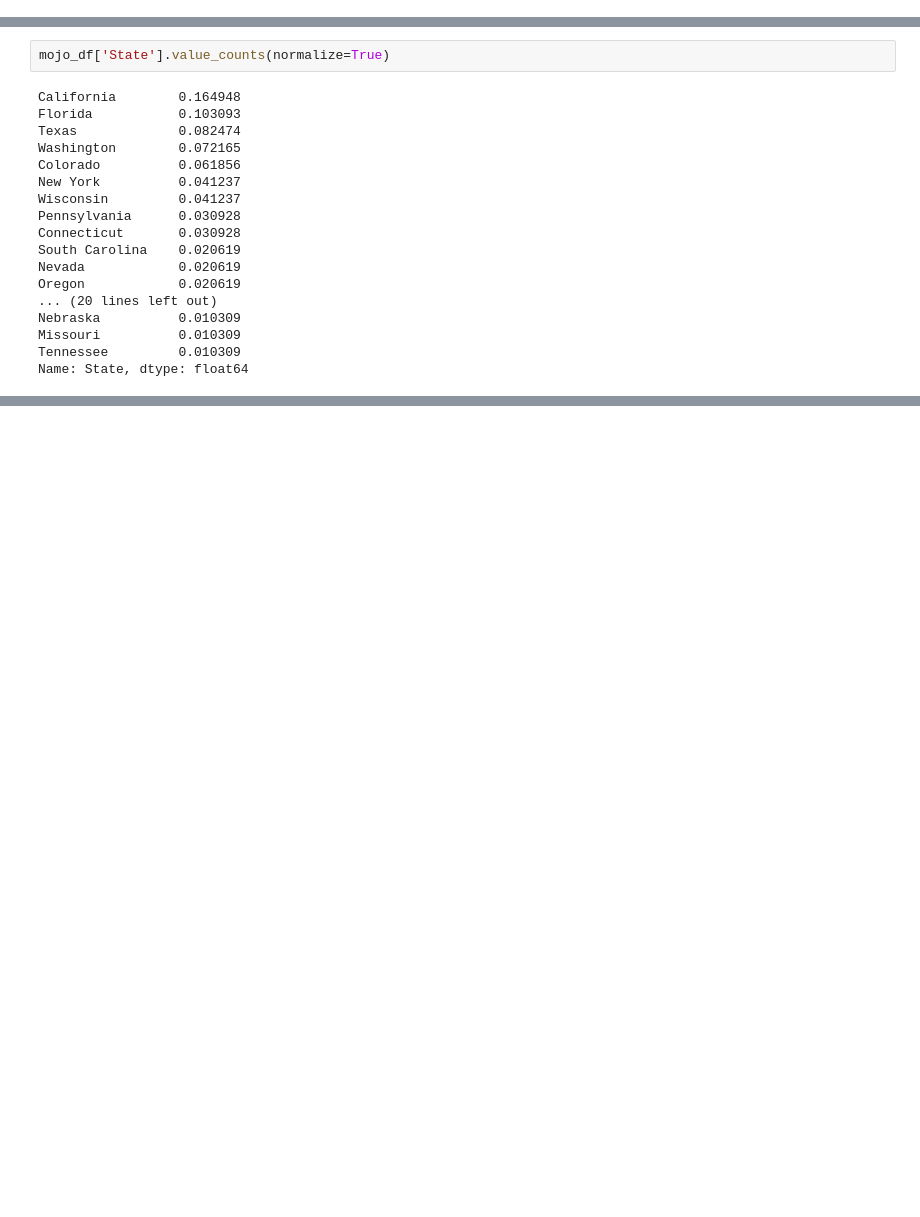
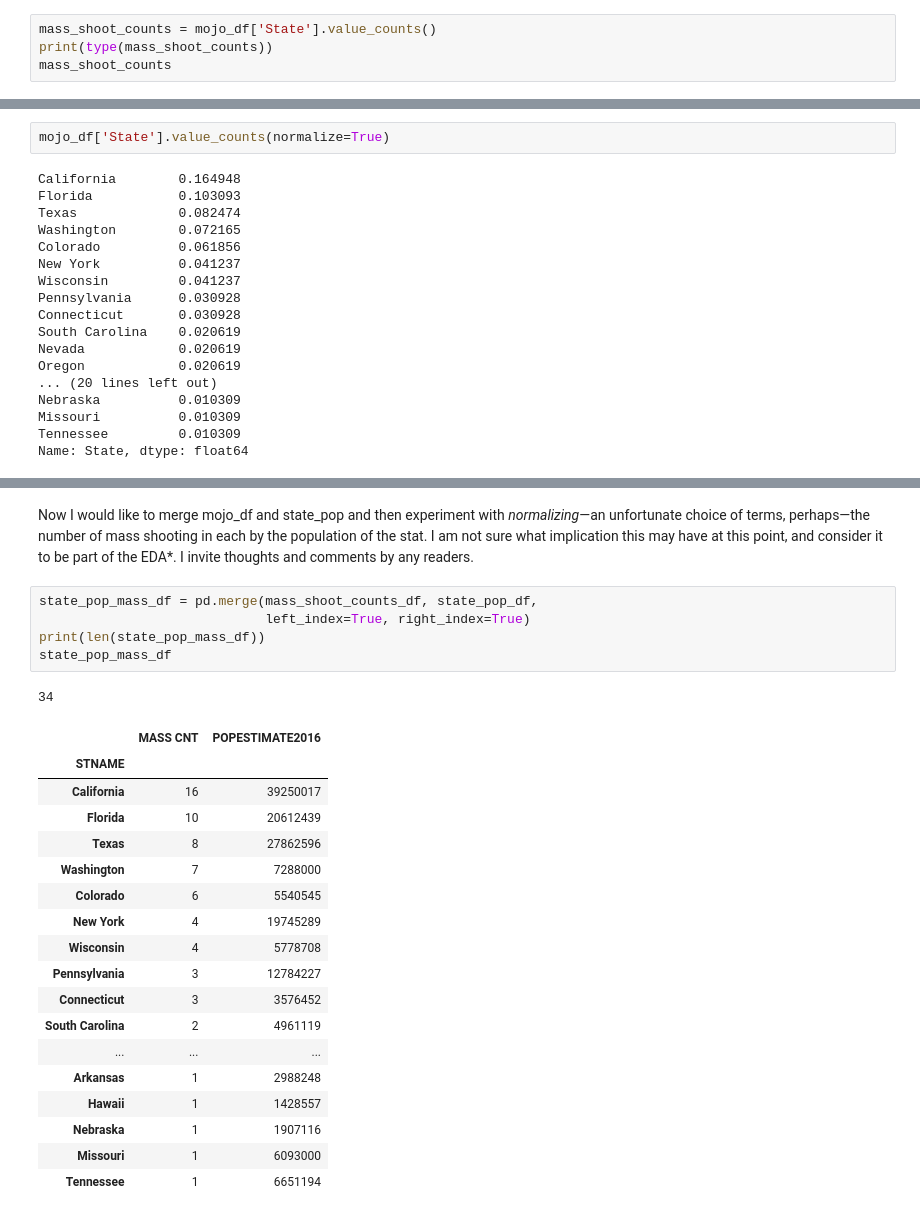
Before and after one commit to Qyoom/wesleyan_data_mgmt_vis, a Jupyter notebook: week_2/gun_violence_in_America_v1.ipynb, the cells around one changed output, grey strips where cells are left out. Cells and saved outputs as stored; diff of their text form; blank space fills up the shorter version.

```diff
--- a/week_2/gun_violence_in_America_v1.ipynb
+++ b/week_2/gun_violence_in_America_v1.ipynb
@@ -102,0 +83,4 @@ Name: State, dtype: int64
+# %%
+mass_shoot_counts = mojo_df['State'].value_counts()
+print(type(mass_shoot_counts))
+mass_shoot_counts
@@ -126,0 +205,27 @@ Name: State, dtype: float64
+# %% [markdown]
+Now I would like to merge mojo_df and state_pop and then experiment with *normalizing*—an unfortunate choice of terms, perhaps—the number of mass shooting in each by the population of the stat. I am not sure what implication this may have at this point, and consider it to be part of the EDA*. I invite thoughts and comments by any readers.
+# %%
+state_pop_mass_df = pd.merge(mass_shoot_counts_df, state_pop_df,
+                             left_index=True, right_index=True)
+print(len(state_pop_mass_df))
+state_pop_mass_df
+# %% [output]
+34
+|  | MASS CNT | POPESTIMATE2016 |
+| STNAME |  |  |
+| California | 16 | 39250017 |
+| Florida | 10 | 20612439 |
+| Texas | 8 | 27862596 |
+| Washington | 7 | 7288000 |
+| Colorado | 6 | 5540545 |
+| New York | 4 | 19745289 |
+| Wisconsin | 4 | 5778708 |
+| Pennsylvania | 3 | 12784227 |
+| Connecticut | 3 | 3576452 |
+| South Carolina | 2 | 4961119 |
+| ... | ... | ... |
+| Arkansas | 1 | 2988248 |
+| Hawaii | 1 | 1428557 |
+| Nebraska | 1 | 1907116 |
+| Missouri | 1 | 6093000 |
+| Tennessee | 1 | 6651194 |
```
Also changed, not shown: parts of 11 cells of this notebook.
